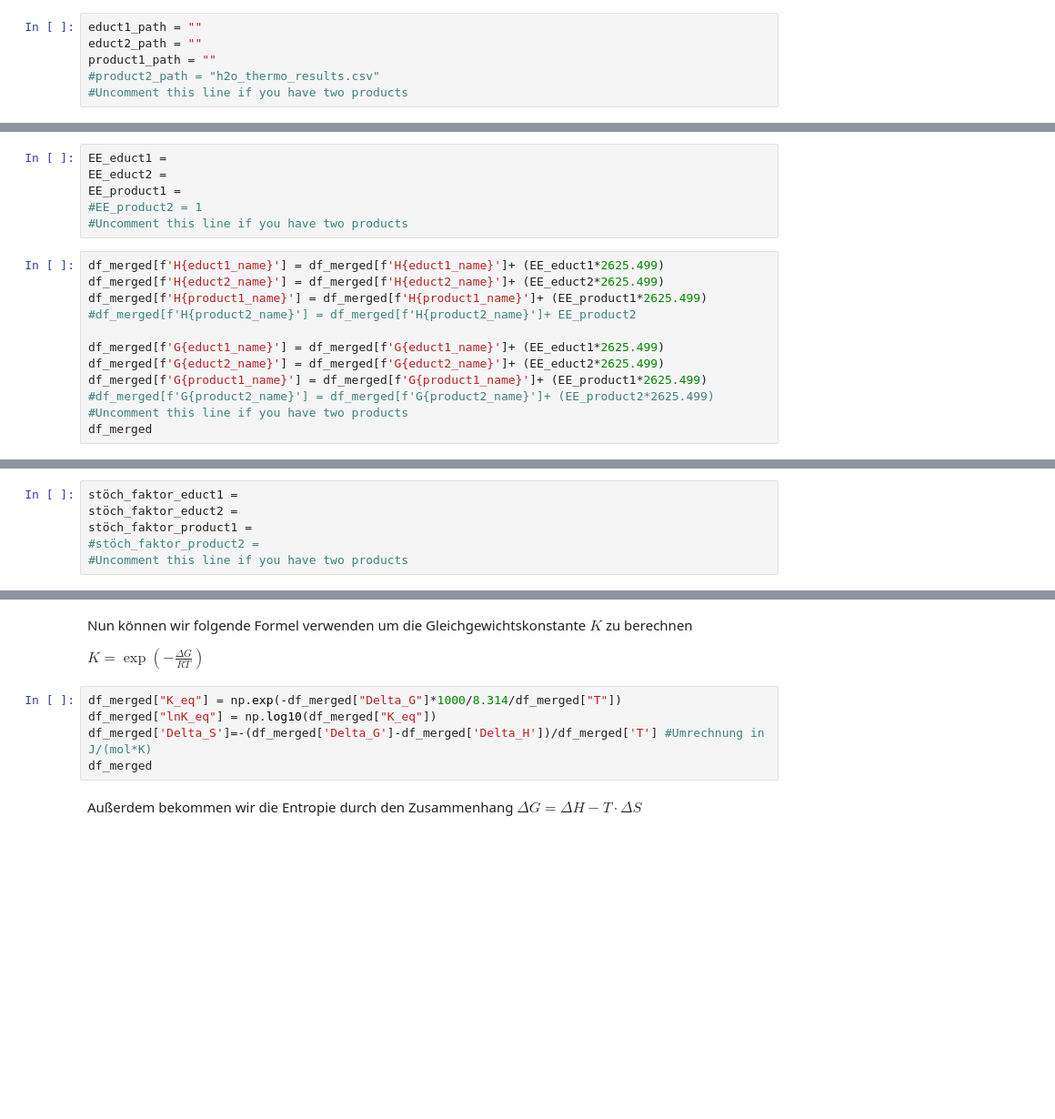
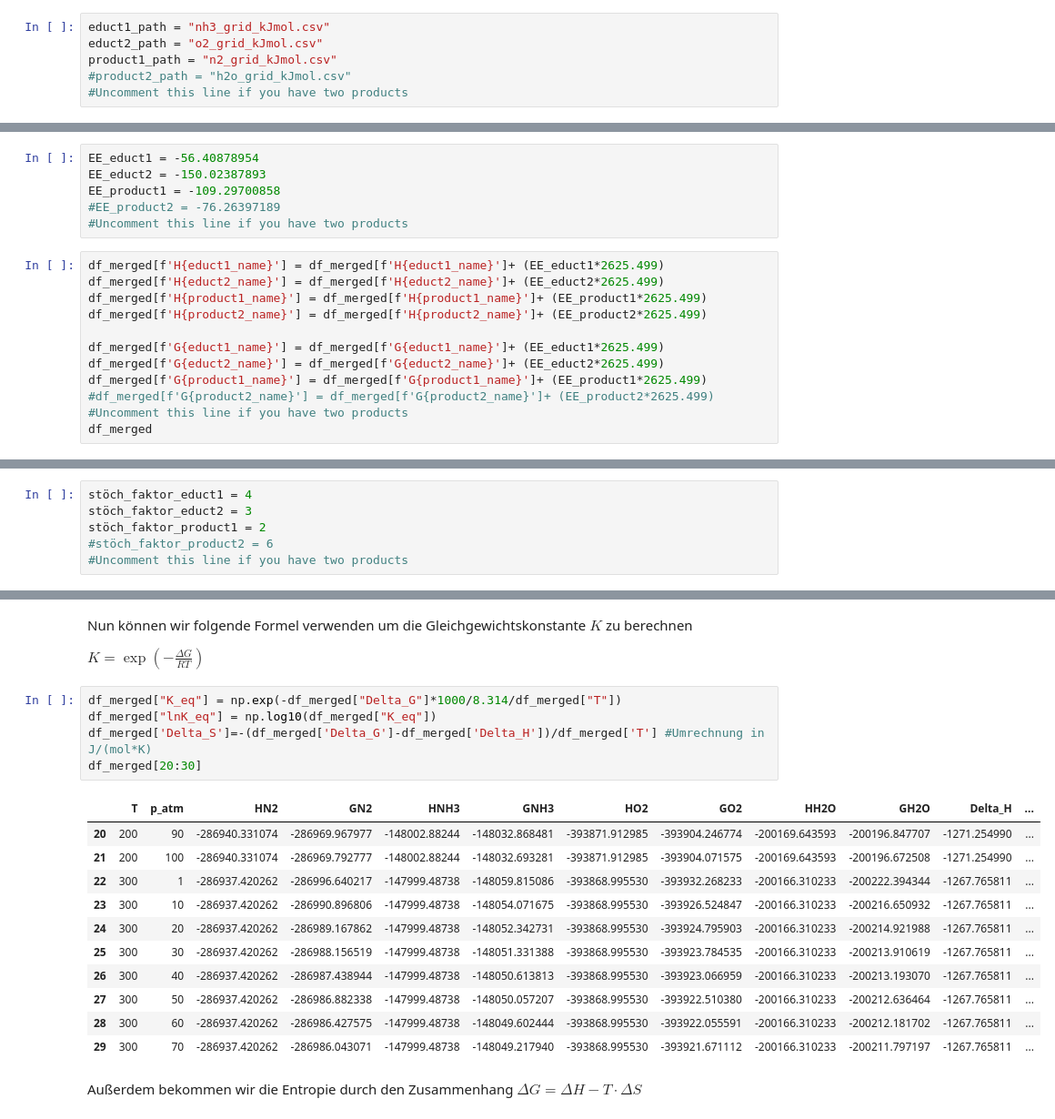
Before and after one commit to liedllab/practical_course_bachelor, a Jupyter notebook: notebooks/thermo.ipynb, the cells around one changed output, grey strips where cells are left out. Shown at 91% size. Drawn from its saved outputs; the diff is of its cells as text; blank space fills up the shorter version.

Commit message:
new thermo

```diff
--- a/notebooks/thermo.ipynb
+++ b/notebooks/thermo.ipynb
@@ -27,10 +27,10 @@ Im ersten Schritt müssen diese Daten in das Jupyter Skript importiert werden. H
 # %% [markdown]
 Zunächst definieren wir eine Variable wo wir unseren Dateipfad als **String** abspeichern
 # %%
-educt1_path = ""
-educt2_path = ""
-product1_path = ""
-#product2_path = "h2o_thermo_results.csv"
+educt1_path = "nh3_grid_kJmol.csv"
+educt2_path = "o2_grid_kJmol.csv"
+product1_path = "n2_grid_kJmol.csv"
+#product2_path = "h2o_grid_kJmol.csv"
 #Uncomment this line if you have two products
 # %%
 assert educt1_path != "path/to/your/educt1.csv", "Please specify the path to the educt1.csv file"
@@ -96,16 +139,16 @@ df_merged
 # %% [markdown]
 Wir haben jetzt hier bereits erfolgreich unsere thermodynamischen Daten eingelesen. Aber Achtung eine Zutat fehlt uns noch für die Berechnung der Reaktionsenergien. Durch die Berechnung der thermodynamischen Daten aus Hessian File haben wir nämlich unsere elektronische Energie verloren. Die müssen wir jetzt wieder dazubringen.
 # %%
-EE_educt1 =
-EE_educt2 =
-EE_product1 =
-#EE_product2 = 1
+EE_educt1 = -56.40878954
+EE_educt2 = -150.02387893
+EE_product1 = -109.29700858
+#EE_product2 = -76.26397189
 #Uncomment this line if you have two products
 # %%
 df_merged[f'H{educt1_name}'] = df_merged[f'H{educt1_name}']+ (EE_educt1*2625.499)
 df_merged[f'H{educt2_name}'] = df_merged[f'H{educt2_name}']+ (EE_educt2*2625.499)
 df_merged[f'H{product1_name}'] = df_merged[f'H{product1_name}']+ (EE_product1*2625.499)
-#df_merged[f'H{product2_name}'] = df_merged[f'H{product2_name}']+ EE_product2
+df_merged[f'H{product2_name}'] = df_merged[f'H{product2_name}']+ (EE_product2*2625.499)
 
 df_merged[f'G{educt1_name}'] = df_merged[f'G{educt1_name}']+ (EE_educt1*2625.499)
 df_merged[f'G{educt2_name}'] = df_merged[f'G{educt2_name}']+ (EE_educt2*2625.499)
@@ -124,10 +181,10 @@ $\Delta G = \sum n_{\text{stöch.}} \cdot G(Produkte) - \sum n_{\text{stöch.}}
 
 Hierzu müssen wir jedoch zuerst die Stöchiometrie der jeweiligen Komponenten angeben
 # %%
-stöch_faktor_educt1 =
-stöch_faktor_educt2 =
-stöch_faktor_product1 =
-#stöch_faktor_product2 =
+stöch_faktor_educt1 = 4
+stöch_faktor_educt2 = 3
+stöch_faktor_product1 = 2
+#stöch_faktor_product2 = 6
 #Uncomment this line if you have two products
 # %%
 assert stöch_faktor_educt1 is not None, "Please specify the stoichiometric factor of the educt1"
@@ -150,8 +207,20 @@ $K = \exp(-\frac{\Delta G}{RT})$
 # %%
 df_merged["K_eq"] = np.exp(-df_merged["Delta_G"]*1000/8.314/df_merged["T"])
 df_merged["lnK_eq"] = np.log10(df_merged["K_eq"])
 df_merged['Delta_S']=-(df_merged['Delta_G']-df_merged['Delta_H'])/df_merged['T'] #Umrechnung in J/(mol*K)
-df_merged
+df_merged[20:30]
+# %% [output]
+|  | T | p_atm | HN2 | GN2 | HNH3 | GNH3 | HO2 | GO2 | HH2O | GH2O | Delta_H | ... |
+| 20 | 200 | 90 | -286940.331074 | -286969.967977 | -148002.88244 | -148032.868481 | -393871.912985 | -393904.246774 | -200169.643593 | -200196.847707 | -1271.254990 | ... |
+| 21 | 200 | 100 | -286940.331074 | -286969.792777 | -148002.88244 | -148032.693281 | -393871.912985 | -393904.071575 | -200169.643593 | -200196.672508 | -1271.254990 | ... |
+| 22 | 300 | 1 | -286937.420262 | -286996.640217 | -147999.48738 | -148059.815086 | -393868.995530 | -393932.268233 | -200166.310233 | -200222.394344 | -1267.765811 | ... |
+| 23 | 300 | 10 | -286937.420262 | -286990.896806 | -147999.48738 | -148054.071675 | -393868.995530 | -393926.524847 | -200166.310233 | -200216.650932 | -1267.765811 | ... |
+| 24 | 300 | 20 | -286937.420262 | -286989.167862 | -147999.48738 | -148052.342731 | -393868.995530 | -393924.795903 | -200166.310233 | -200214.921988 | -1267.765811 | ... |
+| 25 | 300 | 30 | -286937.420262 | -286988.156519 | -147999.48738 | -148051.331388 | -393868.995530 | -393923.784535 | -200166.310233 | -200213.910619 | -1267.765811 | ... |
+| 26 | 300 | 40 | -286937.420262 | -286987.438944 | -147999.48738 | -148050.613813 | -393868.995530 | -393923.066959 | -200166.310233 | -200213.193070 | -1267.765811 | ... |
+| 27 | 300 | 50 | -286937.420262 | -286986.882338 | -147999.48738 | -148050.057207 | -393868.995530 | -393922.510380 | -200166.310233 | -200212.636464 | -1267.765811 | ... |
+| 28 | 300 | 60 | -286937.420262 | -286986.427575 | -147999.48738 | -148049.602444 | -393868.995530 | -393922.055591 | -200166.310233 | -200212.181702 | -1267.765811 | ... |
+| 29 | 300 | 70 | -286937.420262 | -286986.043071 | -147999.48738 | -148049.217940 | -393868.995530 | -393921.671112 | -200166.310233 | -200211.797197 | -1267.765811 | ... |
 # %% [markdown]
 Außerdem bekommen wir die Entropie durch den Zusammenhang $\Delta G = \Delta H - T \cdot \Delta S$
 # %% [markdown]
```
Also changed, not shown: parts of 6 cells of this notebook.
